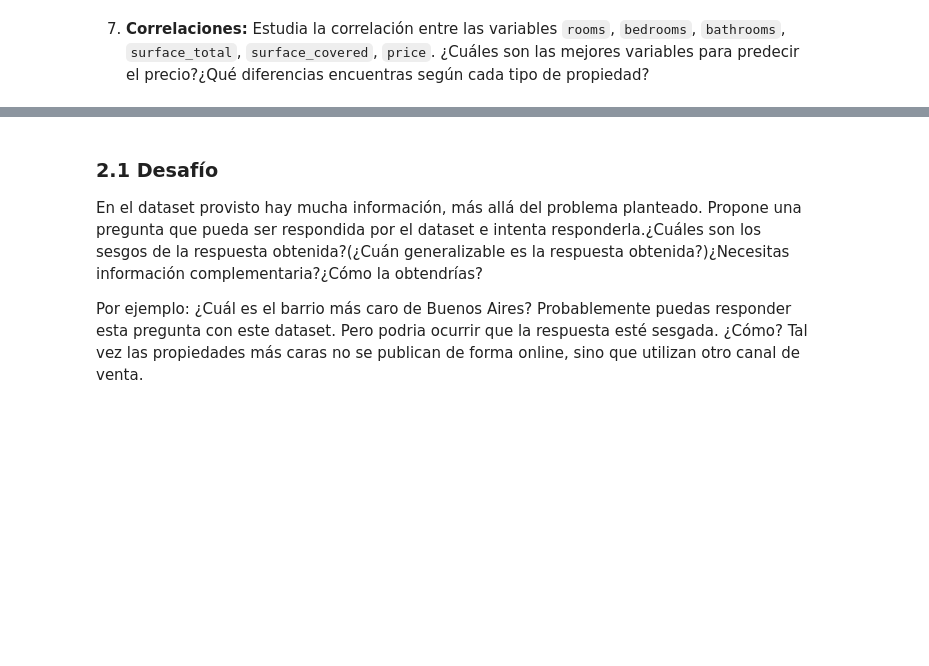
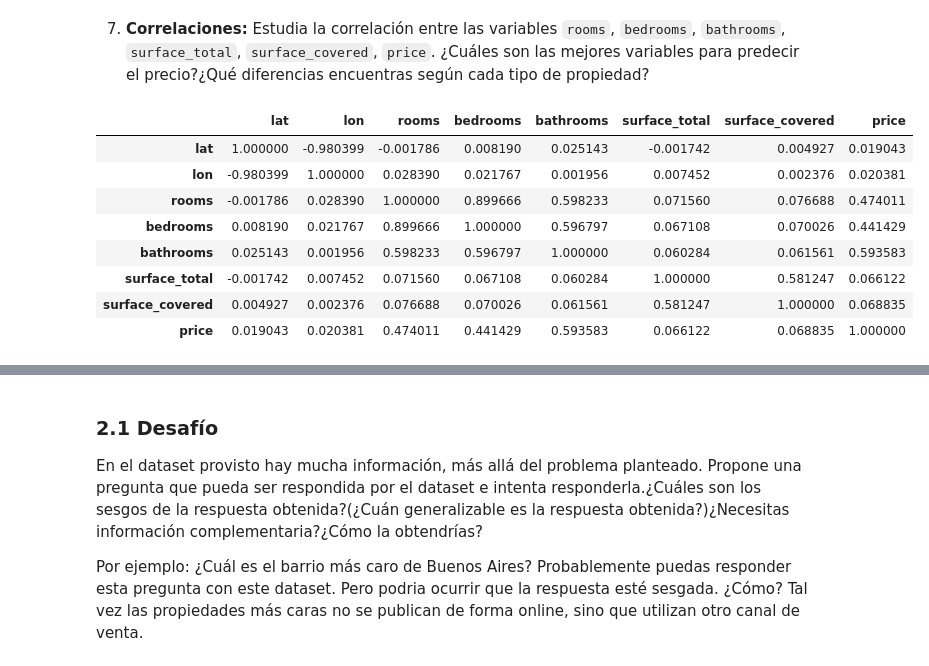
Before and after one commit to franpossetto/Acamica-DataScience-Sprint01, a Jupyter notebook: DS_Proyecto_01.ipynb, the cells around one changed output, grey strips where cells are left out. Cells and saved outputs as stored; diff of their text form; code cells hidden in the pictures; blank space fills up the shorter version.

```diff
--- a/DS_Proyecto_01.ipynb
+++ b/DS_Proyecto_01.ipynb
@@ -232,3 +237,17 @@ sns.barplot(data=dataset_filtered, x="property_type", y="price")
 [figure]
 # %% [markdown]
 7. **Correlaciones:** Estudia la correlación entre las variables `rooms`, `bedrooms`, `bathrooms`, `surface_total`, `surface_covered`, `price`. ¿Cuáles son las mejores variables para predecir el precio?¿Qué diferencias encuentras según cada tipo de propiedad?
+# %%
+# Correlaciones
+
+dataset[dataset["property_type"] == "Departamento"].corr()
+# %% [output]
+|  | lat | lon | rooms | bedrooms | bathrooms | surface_total | surface_covered | price |
+| lat | 1.000000 | -0.980399 | -0.001786 | 0.008190 | 0.025143 | -0.001742 | 0.004927 | 0.019043 |
+| lon | -0.980399 | 1.000000 | 0.028390 | 0.021767 | 0.001956 | 0.007452 | 0.002376 | 0.020381 |
+| rooms | -0.001786 | 0.028390 | 1.000000 | 0.899666 | 0.598233 | 0.071560 | 0.076688 | 0.474011 |
+| bedrooms | 0.008190 | 0.021767 | 0.899666 | 1.000000 | 0.596797 | 0.067108 | 0.070026 | 0.441429 |
+| bathrooms | 0.025143 | 0.001956 | 0.598233 | 0.596797 | 1.000000 | 0.060284 | 0.061561 | 0.593583 |
+| surface_total | -0.001742 | 0.007452 | 0.071560 | 0.067108 | 0.060284 | 1.000000 | 0.581247 | 0.066122 |
+| surface_covered | 0.004927 | 0.002376 | 0.076688 | 0.070026 | 0.061561 | 0.581247 | 1.000000 | 0.068835 |
+| price | 0.019043 | 0.020381 | 0.474011 | 0.441429 | 0.593583 | 0.066122 | 0.068835 | 1.000000 |
```
Also changed, not shown: parts of 12 cells of this notebook, 1 other file.
